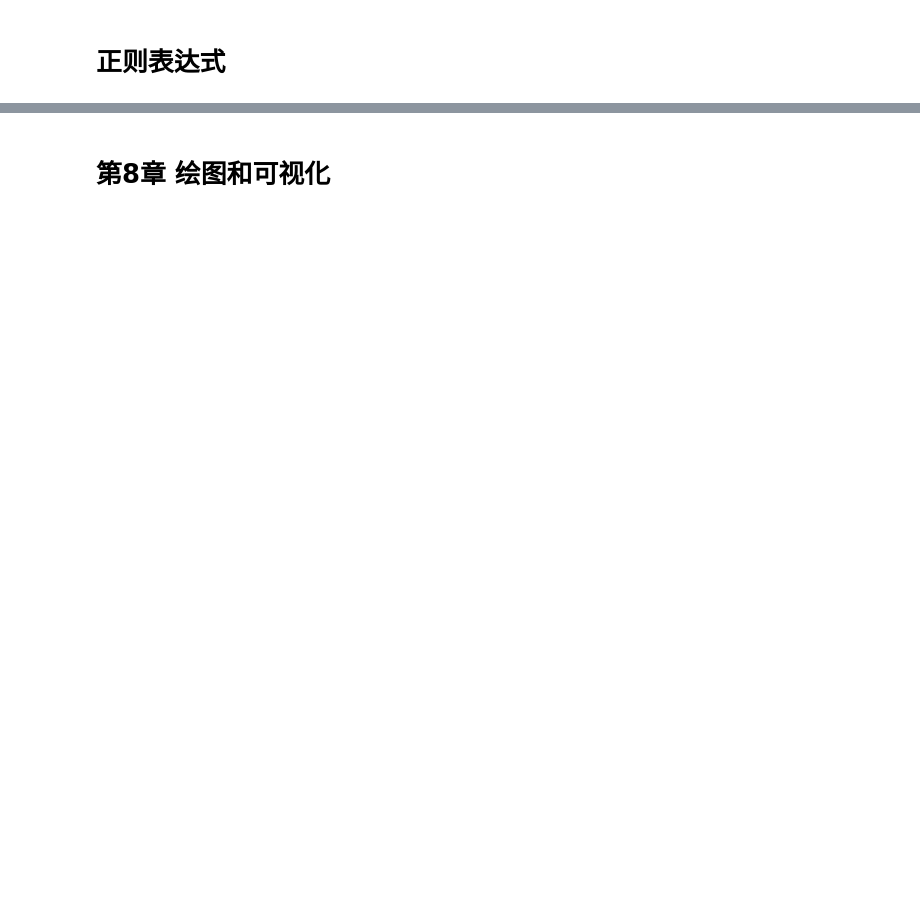
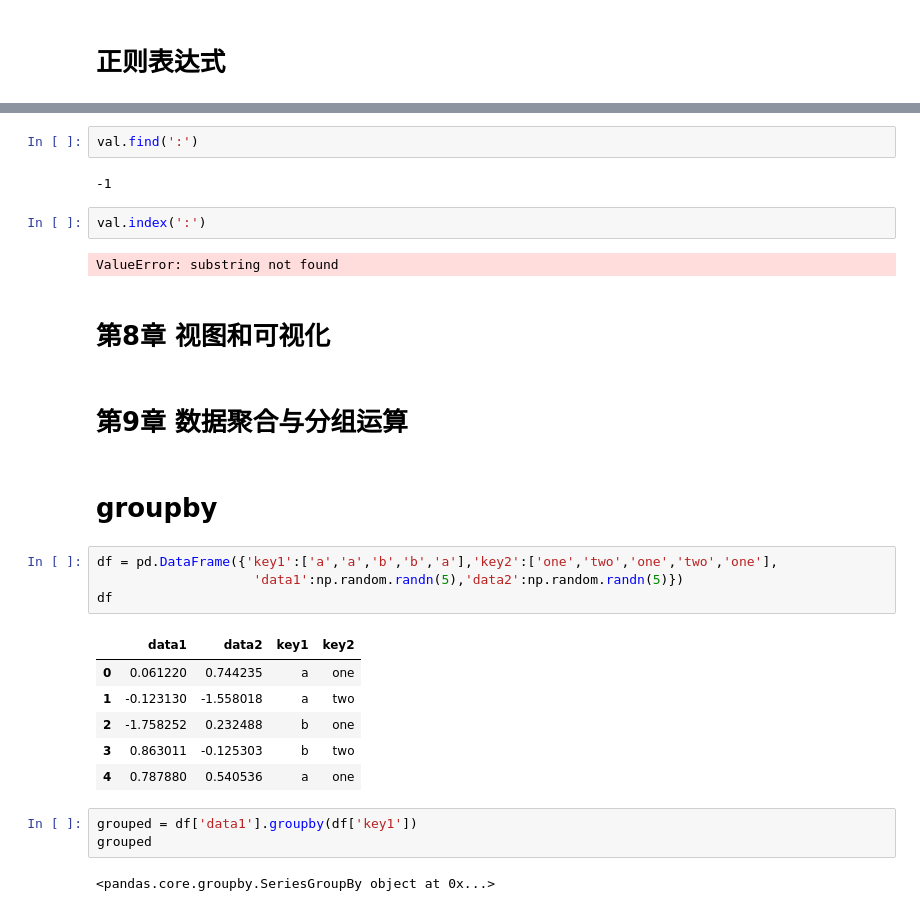
Before and after one commit to shaocj/ML, a Jupyter notebook: 利用python数据处理.ipynb, the cells around one changed output, grey strips where cells are left out. Drawn from its saved outputs; the diff is of its cells as text; blank space fills up the shorter version.

```diff
--- a/利用python数据处理.ipynb
+++ b/利用python数据处理.ipynb
@@ -1395,2 +1500,30 @@ val.index(':')
+# %%
+val.find(':')
+# %% [output]
+-1
+# %%
+val.index(':')
+# %% [output]
+ValueError: substring not found
 # %% [markdown]
-# 第8章 绘图和可视化
+# 第8章 视图和可视化
+# %% [markdown]
+# 第9章 数据聚合与分组运算
+# %% [markdown]
+# groupby
+# %%
+df = pd.DataFrame({'key1':['a','a','b','b','a'],'key2':['one','two','one','two','one'],
+                    'data1':np.random.randn(5),'data2':np.random.randn(5)})
+df
+# %% [output]
+|  | data1 | data2 | key1 | key2 |
+| 0 | 0.061220 | 0.744235 | a | one |
+| 1 | -0.123130 | -1.558018 | a | two |
+| 2 | -1.758252 | 0.232488 | b | one |
+| 3 | 0.863011 | -0.125303 | b | two |
+| 4 | 0.787880 | 0.540536 | a | one |
+# %%
+grouped = df['data1'].groupby(df['key1'])
+grouped
+# %% [output]
+<pandas.core.groupby.SeriesGroupBy object at 0x...>
```
Also changed, not shown: parts of 75 cells of this notebook.
